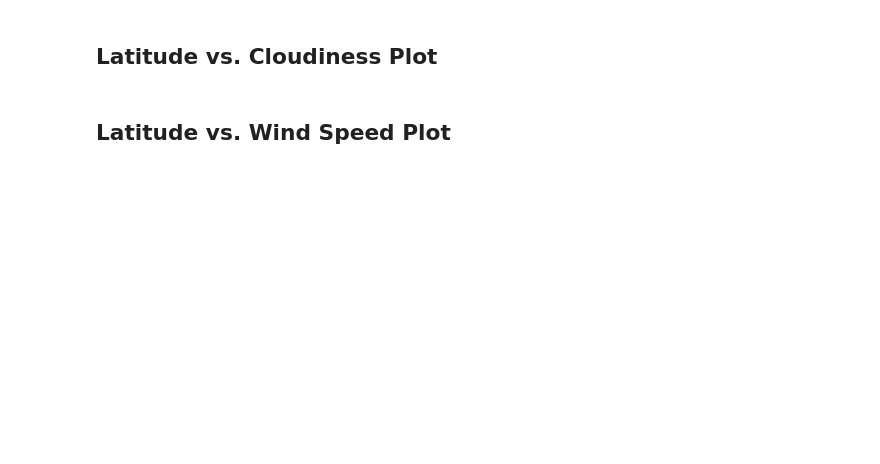
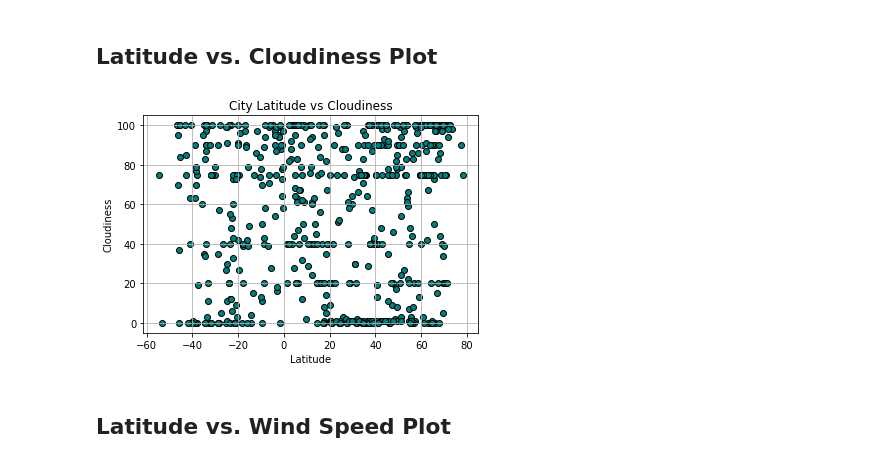
Before and after one commit to ashparra97/python-api-challenge, a Jupyter notebook: WeatherPy/WeatherPy.ipynb, the cells around one changed output. Saved outputs shown, nothing was run; the diff lists cells and outputs as text; code cells hidden in the pictures; blank space fills up the shorter version.

```diff
--- a/WeatherPy/WeatherPy.ipynb
+++ b/WeatherPy/WeatherPy.ipynb
@@ -194,13 +200,15 @@ plt.title = "City Latitude vs Humidity"
 # %% [markdown]
 ## Latitude vs. Cloudiness Plot
 # %%
-'''
-x_values =
-plt.scatter(x_values, data, marker="o", facecolors="red", edgecolors="black", s=x_values, alpha=.75)
-plt.xlabel = "Latitude"
-plt.ylabel = "Cloudiness (%)"
-plt.title = "City Latitude vs Cloudiness"
-'''
+plt.scatter(city_df["Lat"], city_df["Cloudiness"], marker="o", facecolors="teal", edgecolors="black")
+plt.xlabel("Latitude")
+plt.ylabel("Cloudiness")
+plt.title("City Latitude vs Cloudiness")
+plt.grid(True)
+#plt.savefig("plot1.png")
+plt.show()
+# %% [output]
+[figure, added]
 # %% [markdown]
 ## Latitude vs. Wind Speed Plot
 # %%
```
Also changed, not shown: parts of 10 cells of this notebook.
